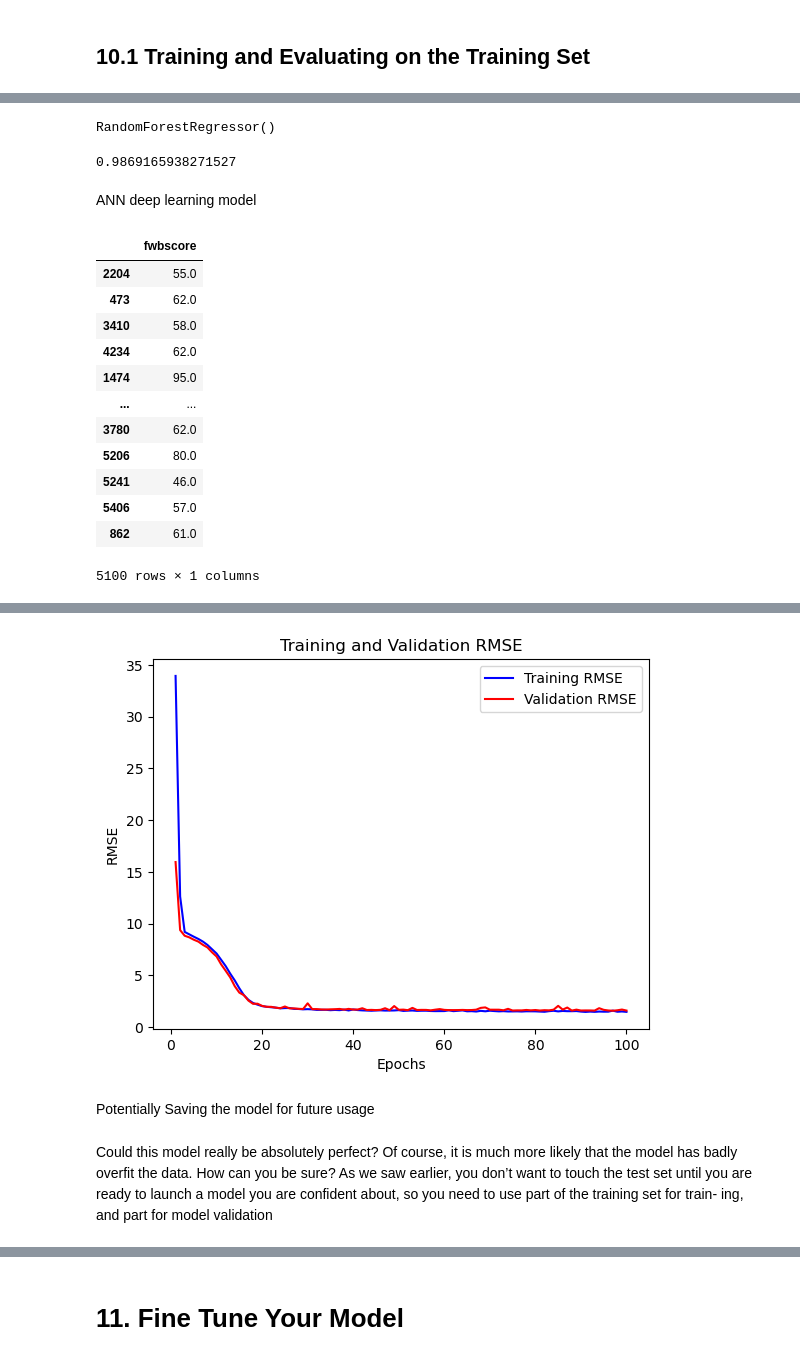
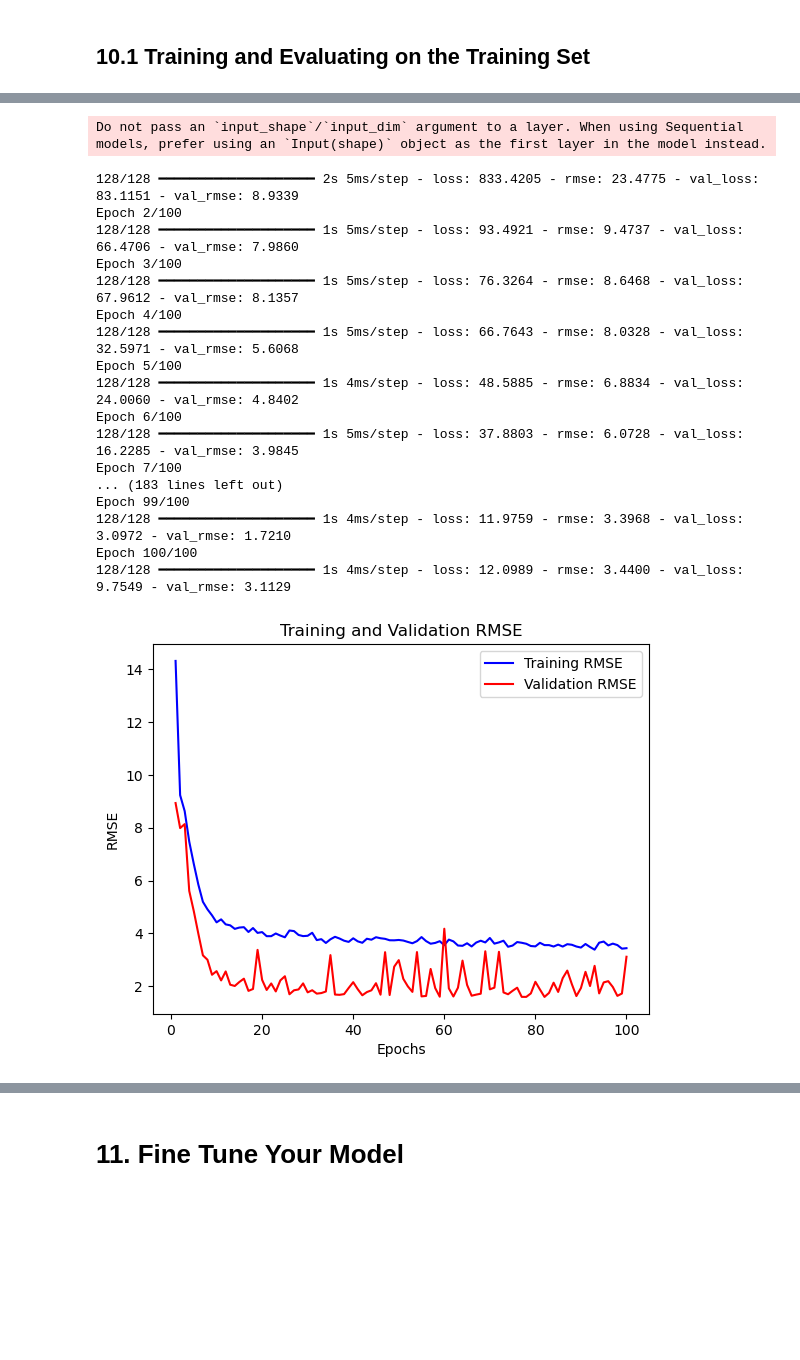
Before and after one commit to MarkPhamm/AI-Project, a Jupyter notebook: end-to-end.ipynb, the cells around one changed output, grey strips where cells are left out. Saved outputs shown, nothing was run; the diff lists cells and outputs as text; code cells hidden in the pictures; blank space fills up the shorter version.

```diff
--- a/end-to-end.ipynb
+++ b/end-to-end.ipynb
@@ -2084,4 +649,0 @@ Linear Regression Model
-# %%
-from sklearn.linear_model import LinearRegression
-lin_reg = LinearRegression()
-lin_reg.fit(train, train_labels)
@@ -2125,4 +649,0 @@ Decision Tree Regressor Model
-# %%
-from sklearn.tree import DecisionTreeRegressor
-tree_reg = DecisionTreeRegressor()
-tree_reg.fit(train, train_labels)
@@ -2140,13 +649,0 @@ Forest Regressor Model
-# %%
-from sklearn.ensemble import RandomForestRegressor
-forest_reg = RandomForestRegressor()
-forest_reg.fit(train, train_labels)
-# %% [output]
-RandomForestRegressor()
-# %%
-predictions = forest_reg.predict(train)
-forest_mse = mean_squared_error(train_labels, predictions)
-forest_rmse = np.sqrt(forest_mse)
-print(forest_rmse)
-# %% [output]
-0.9869165938271527
@@ -2162,18 +649,0 @@ print(forest_rmse)
-# %% [markdown]
-ANN deep learning model
-# %%
-train_labels
-# %% [output]
-|  | fwbscore |
-| 2204 | 55.0 |
-| 473 | 62.0 |
-| 3410 | 58.0 |
-| 4234 | 62.0 |
-| 1474 | 95.0 |
-| ... | ... |
-| 3780 | 62.0 |
-| 5206 | 80.0 |
-| 5241 | 46.0 |
-| 5406 | 57.0 |
-| 862 | 61.0 |
-5100 rows × 1 columns
@@ -2180,17 +655,15 @@ train_labels
 # %%
-import tensorflow as tf
-from tensorflow.keras.models import Sequential
-from tensorflow.keras.layers import Dense
-
 # Define a custom metric function for RMSE
 def rmse(y_true, y_pred):
     return tf.sqrt(tf.reduce_mean(tf.square(y_pred - y_true)))
 
 # Step 2: Define the model
 model = Sequential([
-    Dense(64, activation='relu', input_shape=(train.shape[1],)),  # Input layer with 64 neurons and ReLU activation
-    Dense(32, activation='relu'),  # Hidden layer with 32 neurons and ReLU activation
-    Dense(1)  # Output layer with 1 neuron (no activation function for regression)
+    Dense(782, activation='relu', input_shape=(train.shape[1],)),  # Input layer with 782 neurons and ReLU activation
+    Dropout(0.314),  # Dropout rate of 0.314
+    Dense(501, activation='relu'),  # Hidden layer with 501 neurons and ReLU activation
+    Dropout(0.314),  # Dropout rate of 0.314
+    Dense(1, activation='linear')  # Output layer for numerical prediction
 ])
 
 # Step 3: Compile the model
@@ -2233,3 +690,19 @@ Epoch 100/100
+Do not pass an `input_shape`/`input_dim` argument to a layer. When using Sequential models, prefer using an `Input(shape)` object as the first layer in the model instead.
+128/128 ━━━━━━━━━━━━━━━━━━━━ 2s 5ms/step - loss: 833.4205 - rmse: 23.4775 - val_loss: 83.1151 - val_rmse: 8.9339
+Epoch 2/100
+128/128 ━━━━━━━━━━━━━━━━━━━━ 1s 5ms/step - loss: 93.4921 - rmse: 9.4737 - val_loss: 66.4706 - val_rmse: 7.9860
+Epoch 3/100
+128/128 ━━━━━━━━━━━━━━━━━━━━ 1s 5ms/step - loss: 76.3264 - rmse: 8.6468 - val_loss: 67.9612 - val_rmse: 8.1357
+Epoch 4/100
+128/128 ━━━━━━━━━━━━━━━━━━━━ 1s 5ms/step - loss: 66.7643 - rmse: 8.0328 - val_loss: 32.5971 - val_rmse: 5.6068
+Epoch 5/100
+128/128 ━━━━━━━━━━━━━━━━━━━━ 1s 4ms/step - loss: 48.5885 - rmse: 6.8834 - val_loss: 24.0060 - val_rmse: 4.8402
+Epoch 6/100
+128/128 ━━━━━━━━━━━━━━━━━━━━ 1s 5ms/step - loss: 37.8803 - rmse: 6.0728 - val_loss: 16.2285 - val_rmse: 3.9845
+Epoch 7/100
+... (183 lines left out)
+Epoch 99/100
+128/128 ━━━━━━━━━━━━━━━━━━━━ 1s 4ms/step - loss: 11.9759 - rmse: 3.3968 - val_loss: 3.0972 - val_rmse: 1.7210
+Epoch 100/100
+128/128 ━━━━━━━━━━━━━━━━━━━━ 1s 4ms/step - loss: 12.0989 - rmse: 3.4400 - val_loss: 9.7549 - val_rmse: 3.1129
-[figure, old version]
+[figure, new version]
-# %% [markdown]
-Potentially Saving the model for future usage
@@ -2245,6 +708,0 @@ import joblib
-# %% [markdown]
-Could this model really be absolutely perfect? Of course,
-it is much more likely that the model has badly overfit the data. How can you be sure?
-As we saw earlier, you don’t want to touch the test set until you are ready to launch a
-model you are confident about, so you need to use part of the training set for train‐
-ing, and part for model validation
```
Also changed, not shown: parts of 39 cells of this notebook, 6 other files.
